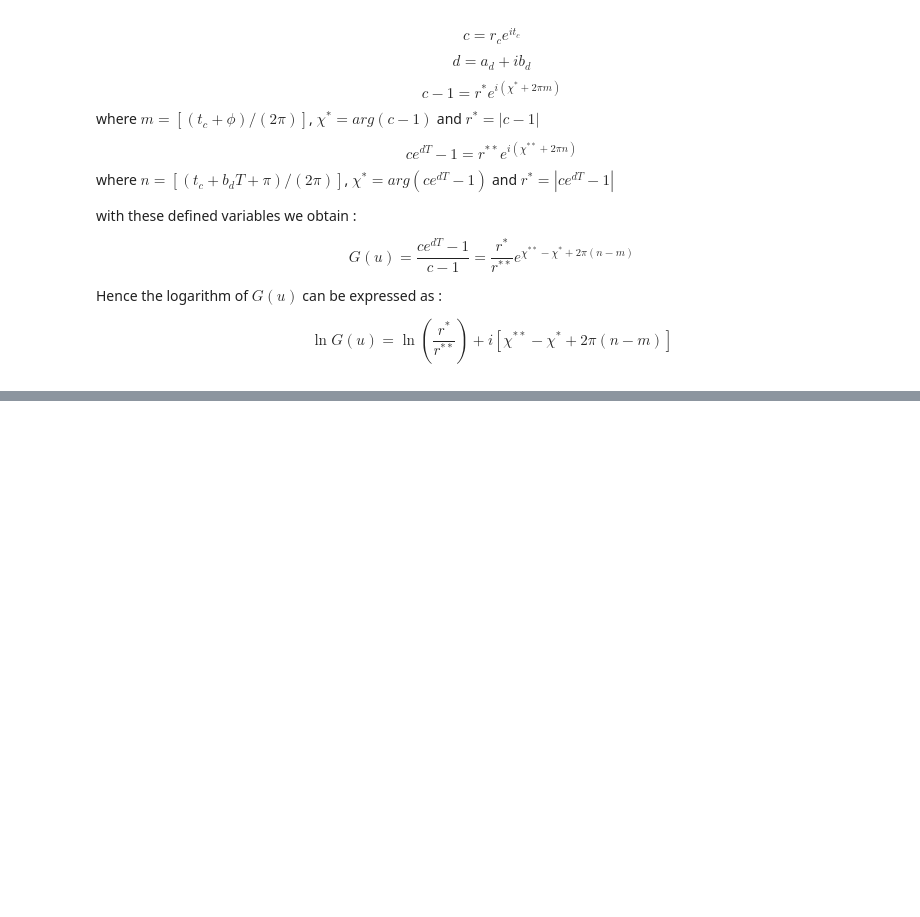
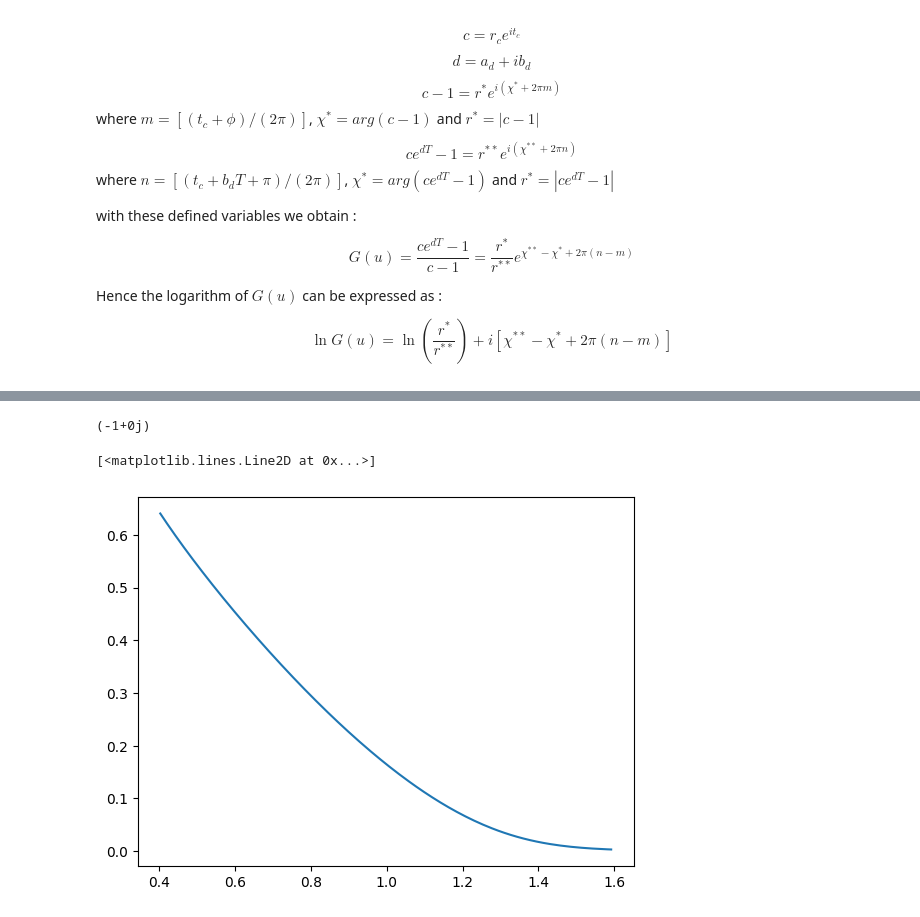
Before and after one commit to nicolassinott/HFT, a Jupyter notebook: notebooks/fft/model.ipynb, the cells around one changed output, grey strips where cells are left out. Saved outputs shown, nothing was run; the diff lists cells and outputs as text; code cells hidden in the pictures; blank space fills up the shorter version.

```diff
--- a/notebooks/fft/model.ipynb
+++ b/notebooks/fft/model.ipynb
@@ -281,4 +281,4 @@ def phi(S0, V0,  T, u,  mu, kappa, theta, omega, rho):
 
     # Line 11: return phi
 
-    return np.exp(C + D * V0 + i * u * np.log(F)), np.angle(GN) - np.angle(GD) + 2 * np.pi * (n - m), np.angle(GN/GD)
+    return np.exp(C + D * V0 + i * u * np.log(F))
@@ -337,0 +287,16 @@ plt.legend()
+# %%
+# Simulation parameters
+
+S0 = 1
+V0 = 0.2#0.16
+T = 1
+mu = 0
+r = mu
+kappa = 1
+theta = 0.4#0.16
+omega = 1.4#2
+rho = -.9#-.8
+# %%
+complex(0,complex(0,1))
+# %% [output]
+(-1+0j)
@@ -337,0 +355,12 @@ plt.legend()
+# %%
+N = 10000 # good
+a = 1000 # good
+alpha = 3
+
+ks, C_k = compute_price(N, a, alpha, S0, V0, T, mu, kappa, theta, omega, rho, r)
+# %%
+o = [x.real for x in C_k]
+plt.plot(np.exp(ks), o, label = '0.5')
+# %% [output]
+[<matplotlib.lines.Line2D at 0x...>]
+[figure, added]
```
Also changed, not shown: parts of 8 cells of this notebook.
